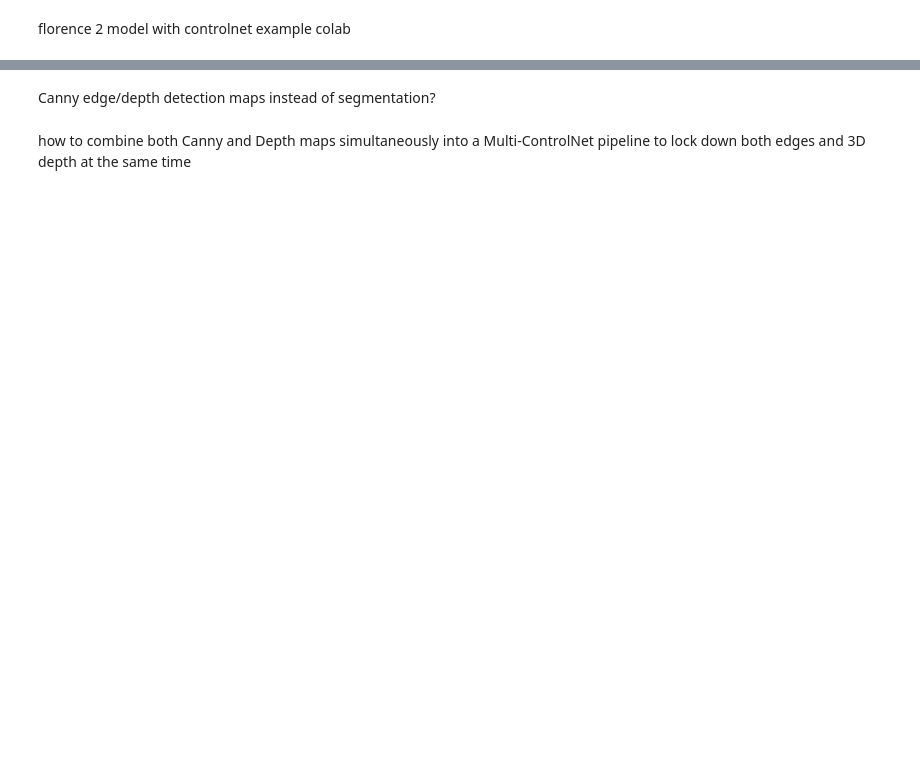
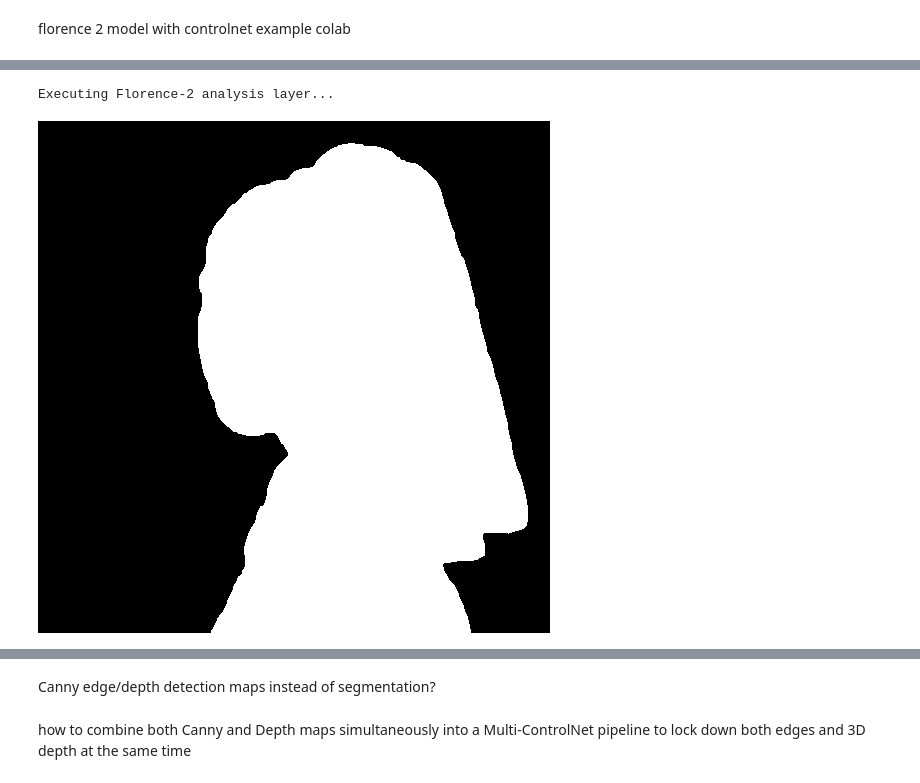
Before and after one commit to emanhassan2020/DiffusionModels, a Jupyter notebook: LLM/florence_controllNet.ipynb, the cells around one changed output, grey strips where cells are left out. Saved outputs shown, nothing was run; the diff lists cells and outputs as text; code cells hidden in the pictures; blank space fills up the shorter version.

```diff
--- a/LLM/florence_controllNet.ipynb
+++ b/LLM/florence_controllNet.ipynb
@@ -7,0 +56,15 @@
+# %%
+prompt = "a futuristic cyborg woman, highly detailed, sci-fi cyberpunk style, 8k resolution"
+negative_prompt = "monochrome, lowres, bad anatomy, worst quality, low quality"
+
+# Run inference
+output_image = pipe(
+    prompt,
+    negative_prompt=negative_prompt,
+    image=canny_image,
+    num_inference_steps=20,
+    controlnet_conditioning_scale=1.0 # Strength of the ControlNet guidance
+).images[0]
+
+# Display the output
+output_image
@@ -119,37 +254,25 @@ def get_florence_segmentation(image, task_prompt="<REFERRING_EXPRESSION_SEGMENTA
 
     return mask
 # %%
-# ----------------------------------------------------
-# 5. Execution Pipeline
-# ----------------------------------------------------
-if __name__ == "__main__":
-    # Create or load a mock source image (Replace with your own PIL Image)
-    # e.g., image = Image.open("/content/my_input.jpg").convert("RGB").resize((512, 512))
-    source_image = Image.new("RGB", (512, 512), color=(200, 100, 100))
 
-    print("Executing Florence-2 analysis layer...")
-    # Isolate a region using natural language anchoring
-    conditioning_image = get_florence_segmentation(
-        source_image,
-        task_prompt="<REFERRING_EXPRESSION_SEGMENTATION>",
-        text_input="the center object square"
-    )
+# Create or load a mock source image (Replace with your own PIL Image)
+# e.g., image = Image.open("/content/my_input.jpg").convert("RGB").resize((512, 512))
+# Load a base image
+base_image_url = "https://hf.co/datasets/huggingface/documentation-images/resolve/main/diffusers/input_image_vermeer.png"
+source_image = load_image(base_image_url)
 
-    # View the condition extracted by the model
-    display(conditioning_image)
+#source_image = Image.new("RGB", (512, 512), color=(200, 100, 100))
+#display(source_image)
+print("Executing Florence-2 analysis layer...")
+# Isolate a region using natural language anchoring
+conditioning_image = get_florence_segmentation(
+    source_image,
+    task_prompt="<REFERRING_EXPRESSION_SEGMENTATION>",
+    text_input="the center object square"
+)
 
-    print("Passing annotations directly into ControlNet...")
-    prompt = "A high-fidelity cybernetic core glowing inside a sleek metallic housing, 8k resolution, futuristic design"
-    negative_prompt = "blurry, low quality, deformed, worst quality"
-
-    generated_output = pipe(
-        prompt=prompt,
-        negative_prompt=negative_prompt,
-        image=conditioning_image,
-        num_inference_steps=25,
-        guidance_scale=7.5
-    ).images[0]
-
-    # Save output
-    generated_output.save("controlnet_output.png")
-    display(generated_output)
+# View the condition extracted by the model
+display(conditioning_image)
+# %% [output]
+Executing Florence-2 analysis layer...
+[figure, added]
```
Also changed, not shown: parts of 10 cells of this notebook.
